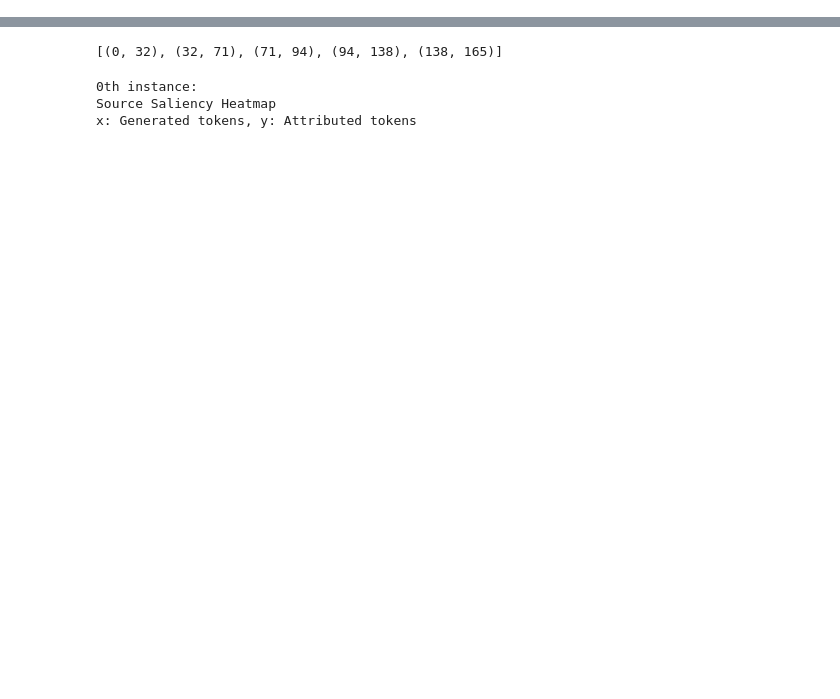
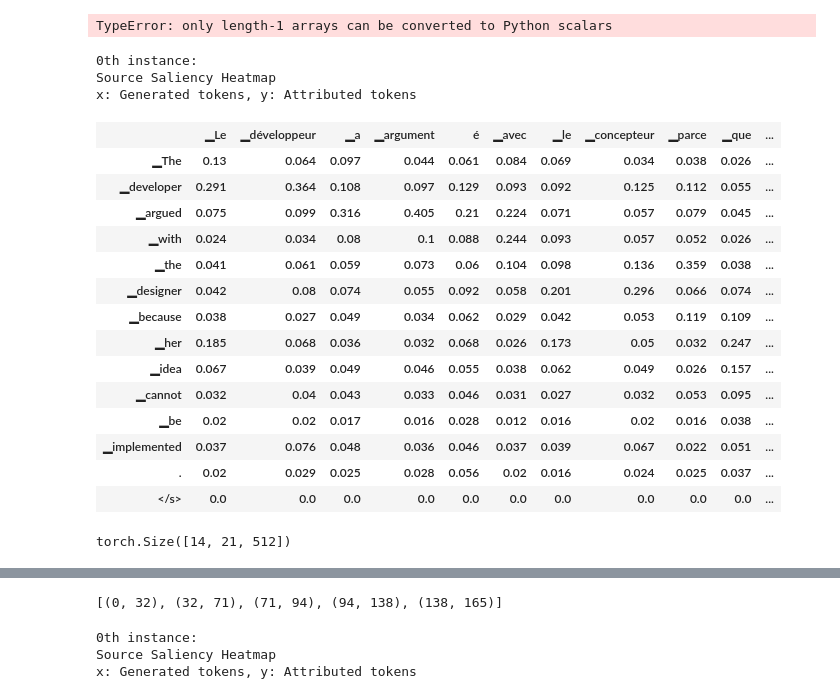
Before and after one commit to acDante/context-faithful-llm, a Jupyter notebook: notebooks/test_inseq.ipynb, the cells around one changed output, grey strips where cells are left out. Saved outputs shown, nothing was run; the diff lists cells and outputs as text; code cells hidden in the pictures; blank space fills up the shorter version.

```diff
--- a/notebooks/test_inseq.ipynb
+++ b/notebooks/test_inseq.ipynb
@@ -67,0 +275,36 @@ FeatureAttributionOutput({
+# %%
+# Q: How to get the attribution score?
+
+scores = res[0].source_attributions.numpy()
+score = round(float(scores[0][1]), 3)
+# %% [output]
+TypeError: only length-1 arrays can be converted to Python scalars
+# %%
+model = inseq.load_model("Helsinki-NLP/opus-mt-en-fr", "integrated_gradients")
+out = model.attribute(
+  "The developer argued with the designer because her idea cannot be implemented.",
+  n_steps=100
+)
+out.show()
+
+out[0].source_attributions.shape
+# %% [output]
+0th instance:
+Source Saliency Heatmap
+x: Generated tokens, y: Attributed tokens
+|  | ▁Le | ▁développeur | ▁a | ▁argument | é | ▁avec | ▁le | ▁concepteur | ▁parce | ▁que | ... |
+| ▁The | 0.13 | 0.064 | 0.097 | 0.044 | 0.061 | 0.084 | 0.069 | 0.034 | 0.038 | 0.026 | ... |
+| ▁developer | 0.291 | 0.364 | 0.108 | 0.097 | 0.129 | 0.093 | 0.092 | 0.125 | 0.112 | 0.055 | ... |
+| ▁argued | 0.075 | 0.099 | 0.316 | 0.405 | 0.21 | 0.224 | 0.071 | 0.057 | 0.079 | 0.045 | ... |
+| ▁with | 0.024 | 0.034 | 0.08 | 0.1 | 0.088 | 0.244 | 0.093 | 0.057 | 0.052 | 0.026 | ... |
+| ▁the | 0.041 | 0.061 | 0.059 | 0.073 | 0.06 | 0.104 | 0.098 | 0.136 | 0.359 | 0.038 | ... |
+| ▁designer | 0.042 | 0.08 | 0.074 | 0.055 | 0.092 | 0.058 | 0.201 | 0.296 | 0.066 | 0.074 | ... |
+| ▁because | 0.038 | 0.027 | 0.049 | 0.034 | 0.062 | 0.029 | 0.042 | 0.053 | 0.119 | 0.109 | ... |
+| ▁her | 0.185 | 0.068 | 0.036 | 0.032 | 0.068 | 0.026 | 0.173 | 0.05 | 0.032 | 0.247 | ... |
+| ▁idea | 0.067 | 0.039 | 0.049 | 0.046 | 0.055 | 0.038 | 0.062 | 0.049 | 0.026 | 0.157 | ... |
+| ▁cannot | 0.032 | 0.04 | 0.043 | 0.033 | 0.046 | 0.031 | 0.027 | 0.032 | 0.053 | 0.095 | ... |
+| ▁be | 0.02 | 0.02 | 0.017 | 0.016 | 0.028 | 0.012 | 0.016 | 0.02 | 0.016 | 0.038 | ... |
+| ▁implemented | 0.037 | 0.076 | 0.048 | 0.036 | 0.046 | 0.037 | 0.039 | 0.067 | 0.022 | 0.051 | ... |
+| . | 0.02 | 0.029 | 0.025 | 0.028 | 0.056 | 0.02 | 0.016 | 0.024 | 0.025 | 0.037 | ... |
+| </s> | 0.0 | 0.0 | 0.0 | 0.0 | 0.0 | 0.0 | 0.0 | 0.0 | 0.0 | 0.0 | ... |
+torch.Size([14, 21, 512])
```
Also changed, not shown: parts of 19 cells of this notebook, 3 other files.
